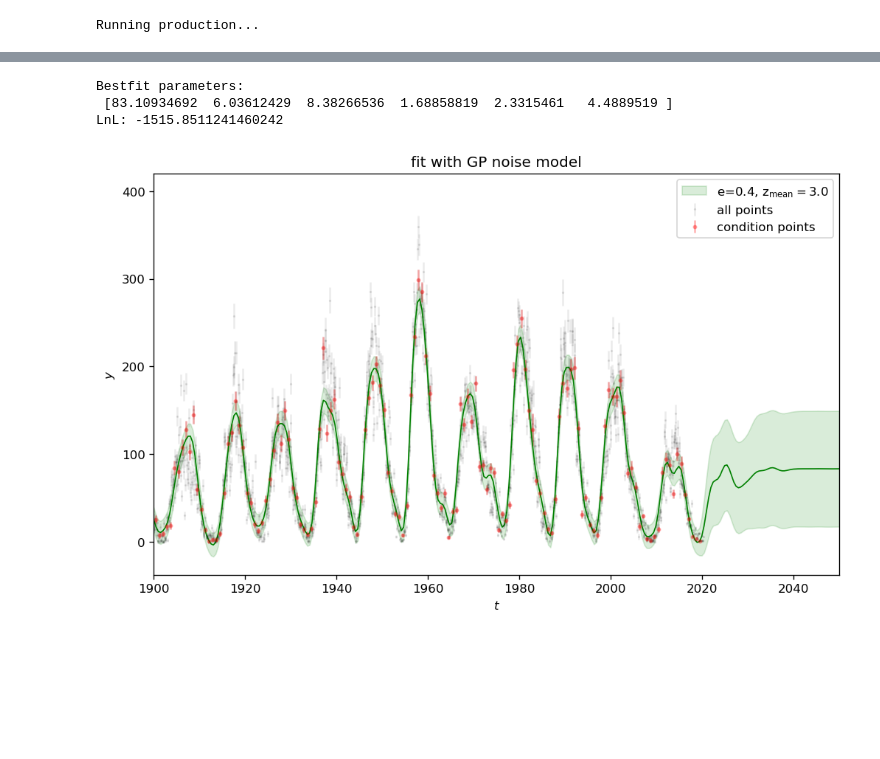
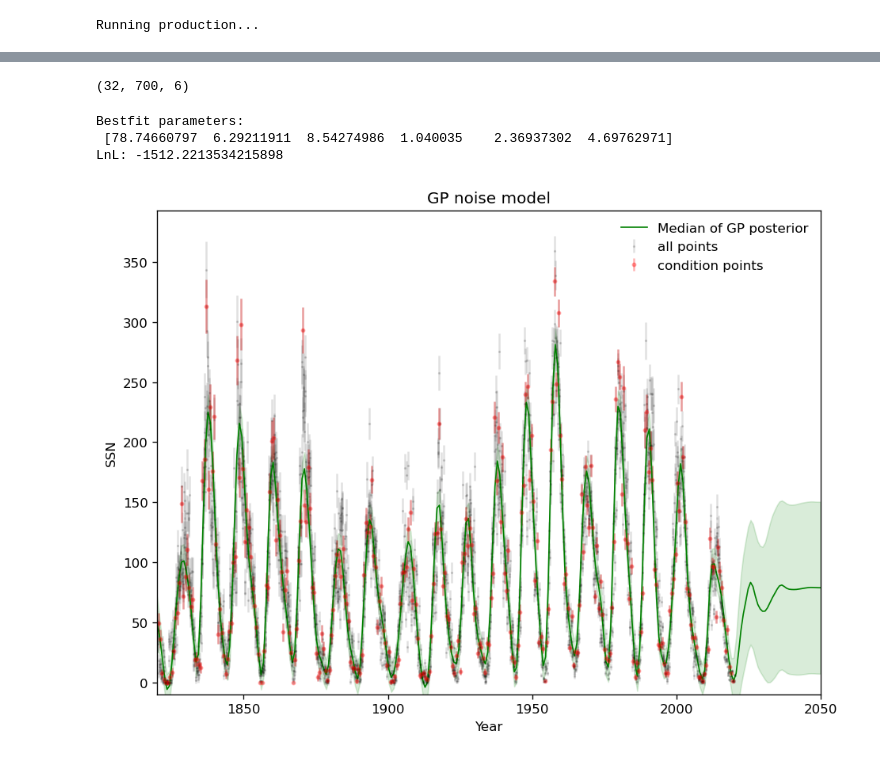
Before and after one commit to christandoi/ast596fds-final, a Jupyter notebook: frank/nb1.ipynb, the cells around one changed output, grey strips where cells are left out. Saved outputs shown, nothing was run; the diff lists cells and outputs as text; code cells hidden in the pictures; blank space fills up the shorter version.

```diff
--- a/frank/nb1.ipynb
+++ b/frank/nb1.ipynb
@@ -224,7 +236,15 @@ priors_lim.append([0.001, std])
 priors_lim.append(np.log([0.05*std, 1000*std]))
 priors_lim.append([0.01, 100])
 priors_lim.append(np.log([8, 18]))
-priors_lim.append(np.log([18, 100]))
+priors_lim.append(np.log([18, 300]))
 
 
-sigmas = np.array([std/3,0.1,0.1,1,0.05,0.1])
+sigmas = np.array([std/3,0.1,0.1,1,0.05,0.06])
+
+def log_prior(p, priors_lim=priors_lim):
+    for j in range(5):
+        limit = priors_lim[j]
+        if (p[j] < limit[0]) or (p[j] > limit[1]):
+            return -np.inf
+
+    return 0 #logprior.sum()
@@ -267,9 +276,9 @@ sampler = emcee.EnsembleSampler(nwalkers, ndim, lnprob)
 
 print("Running burn-in...")
 p0, _, _ = sampler.run_mcmc(p0, 100, progress=True)
-sampler.reset()
+# sampler.reset()
 
-print("Running production...")
-p0, _, _ = sampler.run_mcmc(p0, 100, progress=True);
+# print("Running production...")
+# p0, _, _ = sampler.run_mcmc(p0, 100, progress=True);
 # %% [output]
 Running burn-in...
@@ -296,51 +307,58 @@ corner.corner(samples, labels=names, \
+# %%
+sampler.chain.shape
+# %% [output]
+(32, 700, 6)
 # %%
-p_bestfit = np.median(sampler.chain[-300:,], axis=(0,1))
+p_bestfit = np.median(sampler.chain[:,-500:,], axis=(0,1))
 
 print('Bestfit parameters:\n', p_bestfit)
 print('LnL:', lnprob(p_bestfit))
 # %% [output]
 Bestfit parameters:
- [83.10934692  6.03612429  8.38266536  1.68858819  2.3315461   4.4889519 ]
-LnL: -1515.8511241460242
+ [78.74660797  6.29211911  8.54274986  1.040035    2.36937302  4.69762971]
+LnL: -1512.2213534215898
 # %%
 # Plot the data.
-fig, ax = plt.subplots(figsize=(10,6), dpi=120)
+fig, ax = plt.subplots(figsize=(8,6), dpi=120)
 
 plt.errorbar(silso_monthly[:,1], silso_monthly[:,2], yerr=silso_monthly[:,3], fmt=".k", \
-             markersize=2, linestyle='None', alpha=0.08, label='all points')
+             markersize=2, linestyle='None', alpha=0.12, label='all points')
 plt.errorbar(t, y, yerr=yerr, fmt=".r", markersize=5, linestyle='None', alpha=0.3, \
              label='condition points')
 
 # The positions where the prediction should be computed.
-x = np.linspace(1900, 2050, 300)
+x = np.linspace(1800, 2050, 300)
 
 
-# samples = sampler.flatchain[-300*nwalkers:]
+# samples = sampler.flatchain[-100*nwalkers:]
 # mus = []
-# for s in samples[np.random.randint(300, size=30)]:
+# for s in samples[np.random.randint(100, size=10)]:
 #     gp.set_parameter_vector(s)
 #     mu = gp.sample_conditional(y, x)
 #     plt.plot(x, mu, color="b", alpha=0.05)
 
 gp.set_parameter_vector(p_bestfit)
 yfull, cov = gp.predict(y, x, return_cov=True)
 err = np.sqrt(np.diag(cov))
 
 
-plt.plot(x, yfull,c='g',lw=1,alpha=1)
-plt.fill_between(x, (yfull-err), \
-                 (yfull+err),color='g',\
-                 alpha=0.15,label=r'e=0.4, $\mathrm{z_{mean}=3.0}$')
+plt.plot(x, yfull,c='g',lw=1,alpha=1, label='Median of GP posterior')
+plt.fill_between(x, (yfull-err), (yfull+err),color='g',\
+                 alpha=0.15)
 
-plt.ylabel(r"$y$")
-plt.xlabel(r"$t$")
+plt.ylabel(r"SSN")
+plt.xlabel(r"Year")
 
-plt.xlim([1900,2050])
+plt.xlim([1820,2050])
+plt.ylim(bottom=-10)
 
-plt.legend()
+plt.legend(frameon=0)
 
-plt.title("fit with GP noise model")
+plt.title("GP noise model")
 
+plt.tight_layout()
+
+plt.savefig('GP_fit.png')
 plt.show()
 # %% [output]
-[figure, old version]
+[figure, new version]
```
Also changed, not shown: parts of 8 cells of this notebook, 12 other files.
